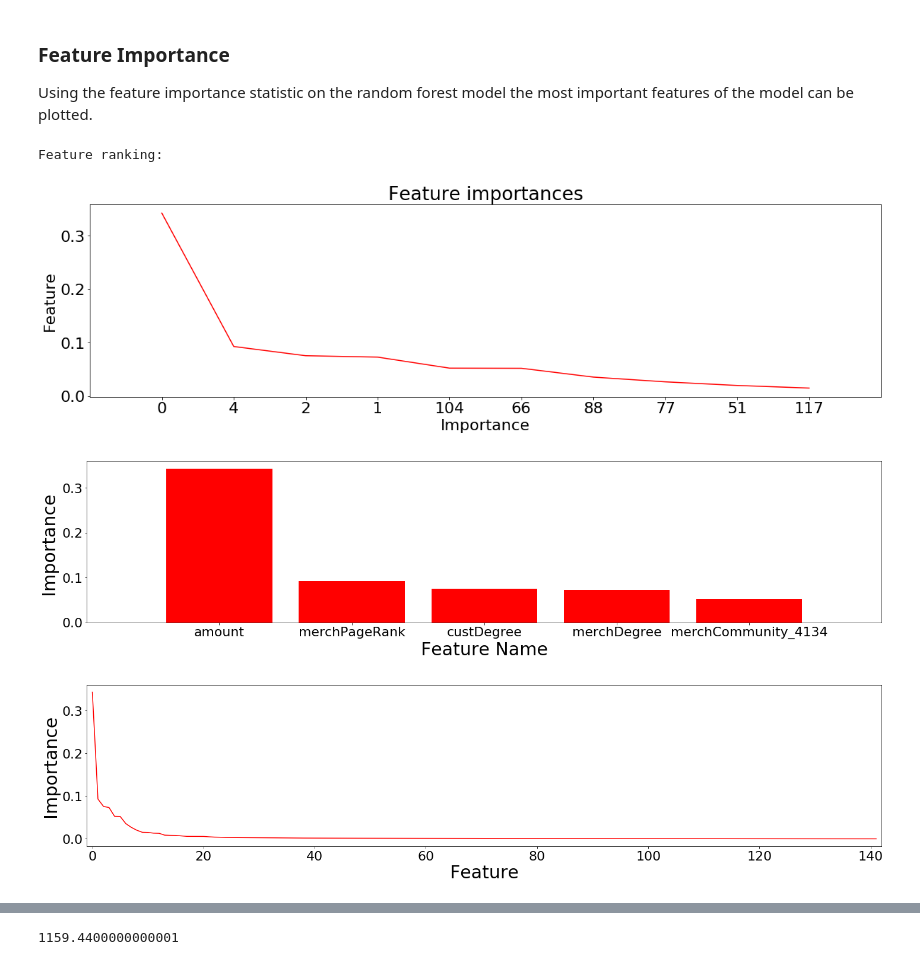
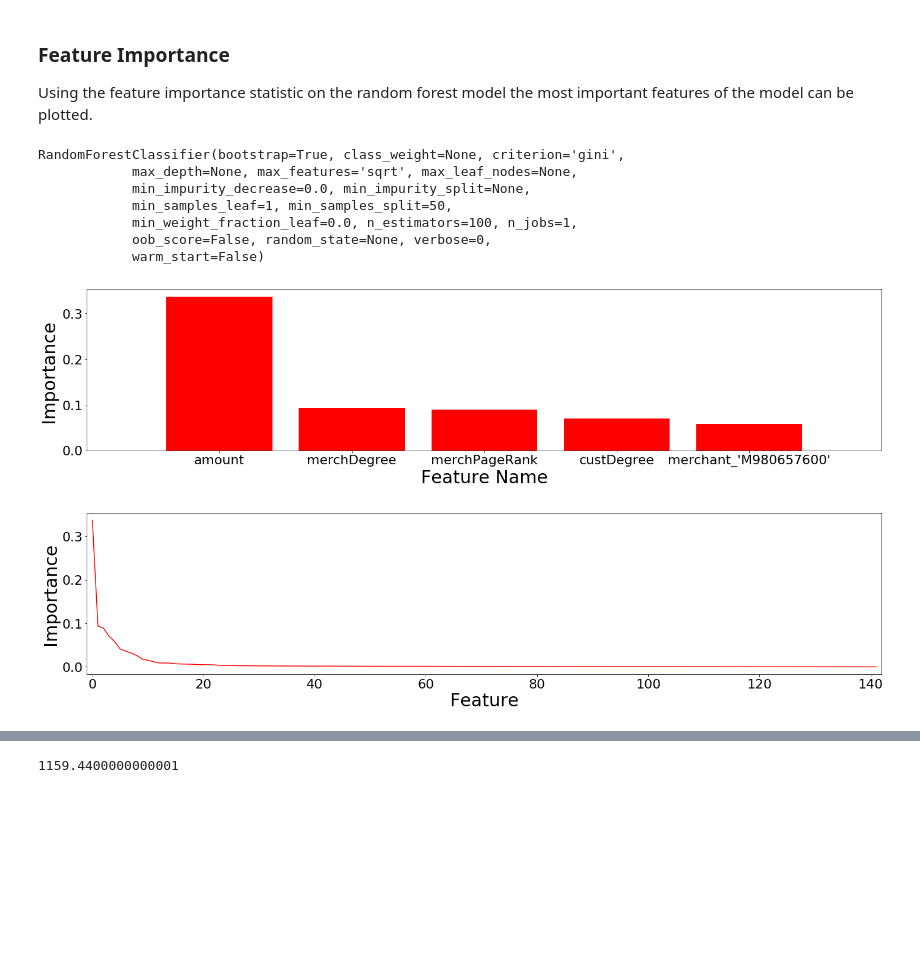
Before and after one commit to Zyxelo/GraphEnhancedMachineLearningForFraud, a Jupyter notebook: banksim.ipynb, the cells around one changed output, grey strips where cells are left out. Drawn from its saved outputs; the diff is of its cells as text; code cells hidden in the pictures; blank space fills up the shorter version.

```diff
--- a/banksim.ipynb
+++ b/banksim.ipynb
@@ -572,49 +576,51 @@ f1_std_sum:0.8156394210948176
 ### Feature Importance
 
 Using the feature importance statistic on the random forest model the most important features of the model can be plotted.
+# %%
+X_train_enh, X_test_enh, y_train_enh, y_test_enh = train_test_split(features_enhanced,
+                                                    label,
+                                                    test_size = 0.2,
+                                                    random_state = 0)
+
+clf_enh = RandomForestClassifier(max_features='sqrt',min_samples_split=50,n_estimators=100)
+clf_enh.fit(X_train_enh, y_train_enh)
+# %% [output]
+RandomForestClassifier(bootstrap=True, class_weight=None, criterion='gini',
+            max_depth=None, max_features='sqrt', max_leaf_nodes=None,
+            min_impurity_decrease=0.0, min_impurity_split=None,
+            min_samples_leaf=1, min_samples_split=50,
+            min_weight_fraction_leaf=0.0, n_estimators=100, n_jobs=1,
+            oob_score=False, random_state=None, verbose=0,
+            warm_start=False)
 # %%
 import matplotlib
 import matplotlib.pyplot as plt
 matplotlib.rcParams.update({'font.size': 22})
 importances = clf_enh.feature_importances_
 std = np.std([tree.feature_importances_ for tree in clf_enh.estimators_],
              axis=0)
 indices = np.argsort(importances)[::-1]
-print("Feature ranking:")
 
-#for f in range(X_train_enh.shape[1]):
-#    print("%d. feature %d (%f)" % (f + 1, indices[f], importances[indices[f]]))
 
-plt.figure(figsize=(20,5))
-plt.title("Feature importances")
-plt.xlabel("Importance")
-plt.ylabel("Feature")
-plt.plot(range(10), importances[indices[0:10]],
-       color="r")
-plt.xticks(range(10), indices[0:10])
-plt.xlim([-1, 10])
-plt.show()
 
 plt.figure(figsize=(24,5))
 plt.xlabel("Feature Name", fontsize=30)
 plt.ylabel("Importance ", fontsize=30)
 plt.bar(range(5), importances[indices[0:5]],
        color="r", align="center")
 plt.xticks(range(5), features_enhanced.columns[indices[0:5]].get_values())
 plt.xlim([-1, 5])
 plt.show()
 
 
 plt.figure(figsize=(24,5))
 plt.xlabel("Feature", fontsize=30)
 plt.ylabel("Importance", fontsize=30)
 plt.plot(range(X_train_enh.shape[1]), importances[indices],
        color="r")
 
 plt.xlim([-1, X_train_enh.shape[1]])
 plt.show()
 # %% [output]
-Feature ranking:
-[figure, old version]
+[figure, new version]
-[figure, old version]
+[figure, new version]
-[figure, removed]
```
Also changed, not shown: parts of 11 cells of this notebook, 3 other files.
